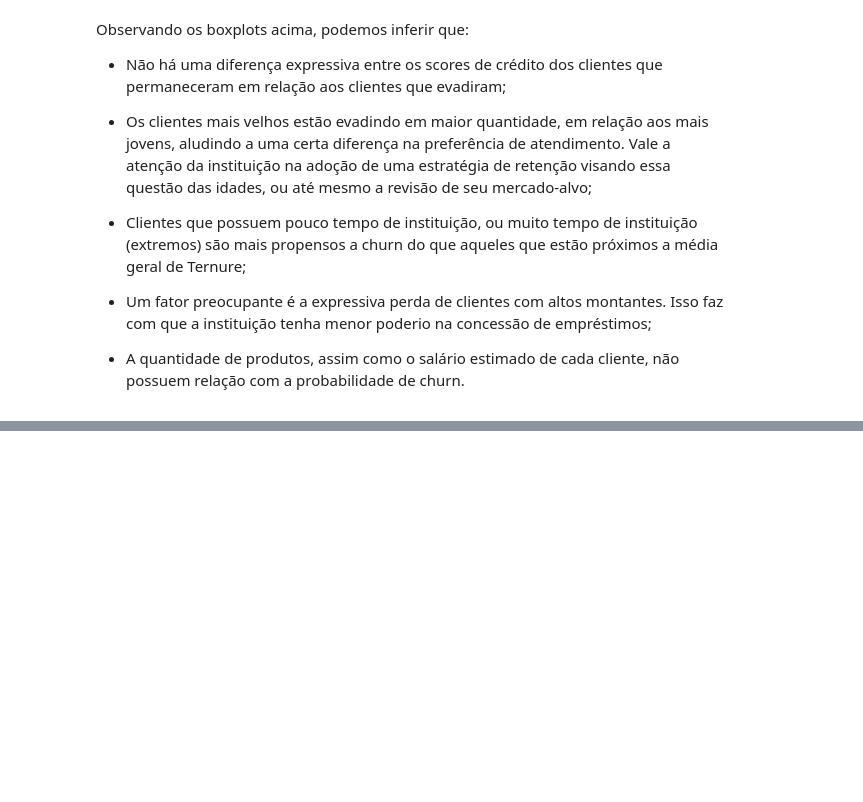
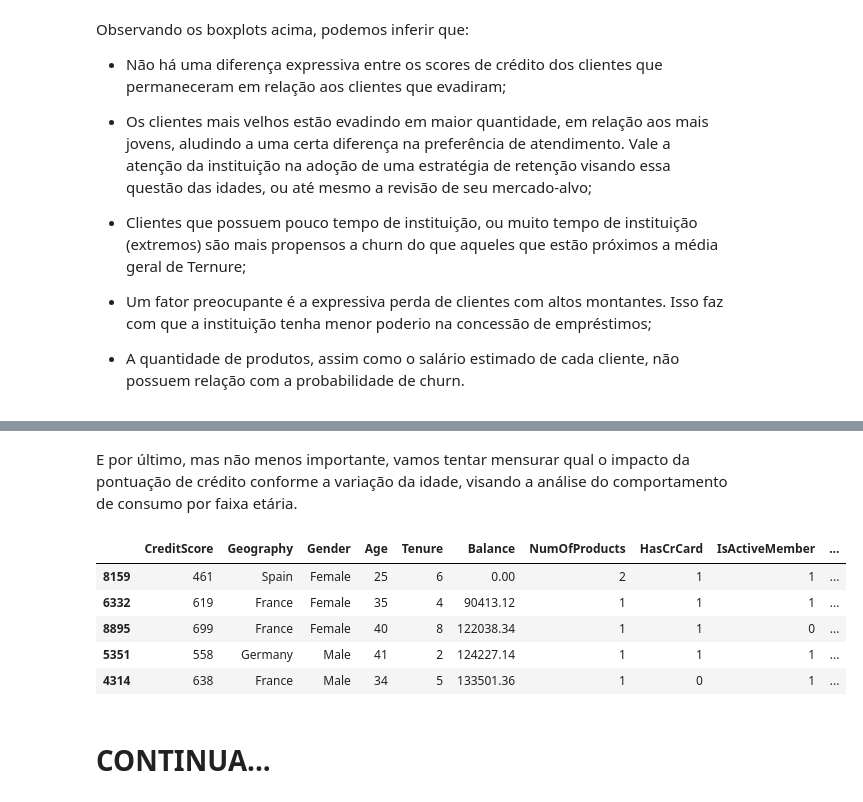
Before and after one commit to lucas-sls/Prevendo_churn_clientes, a Jupyter notebook: Análise e previsão do Churn de clientes em um banco.ipynb, the cells around one changed output, grey strips where cells are left out. Drawn from its saved outputs; the diff is of its cells as text; code cells hidden in the pictures; blank space fills up the shorter version.

```diff
--- a/Análise e previsão do Churn de clientes em um banco.ipynb
+++ b/Análise e previsão do Churn de clientes em um banco.ipynb
@@ -211,0 +242,14 @@ Observando os boxplots acima, podemos inferir que:
+# %% [markdown]
+E por último, mas não menos importante, vamos tentar mensurar qual o impacto da pontuação de crédito conforme a variação da idade, visando a análise do comportamento de consumo por faixa etária.
+# %%
+df_treino['ScorePorIdade'] = df_treino.CreditScore/(df_treino.Age)
+df_treino.head()
+# %% [output]
+|  | CreditScore | Geography | Gender | Age | Tenure | Balance | NumOfProducts | HasCrCard | IsActiveMember | ... |
+| 8159 | 461 | Spain | Female | 25 | 6 | 0.00 | 2 | 1 | 1 | ... |
+| 6332 | 619 | France | Female | 35 | 4 | 90413.12 | 1 | 1 | 1 | ... |
+| 8895 | 699 | France | Female | 40 | 8 | 122038.34 | 1 | 1 | 0 | ... |
+| 5351 | 558 | Germany | Male | 41 | 2 | 124227.14 | 1 | 1 | 1 | ... |
+| 4314 | 638 | France | Male | 34 | 5 | 133501.36 | 1 | 0 | 1 | ... |
+# %% [markdown]
+# CONTINUA...
```
Also changed, not shown: parts of 6 cells of this notebook.
